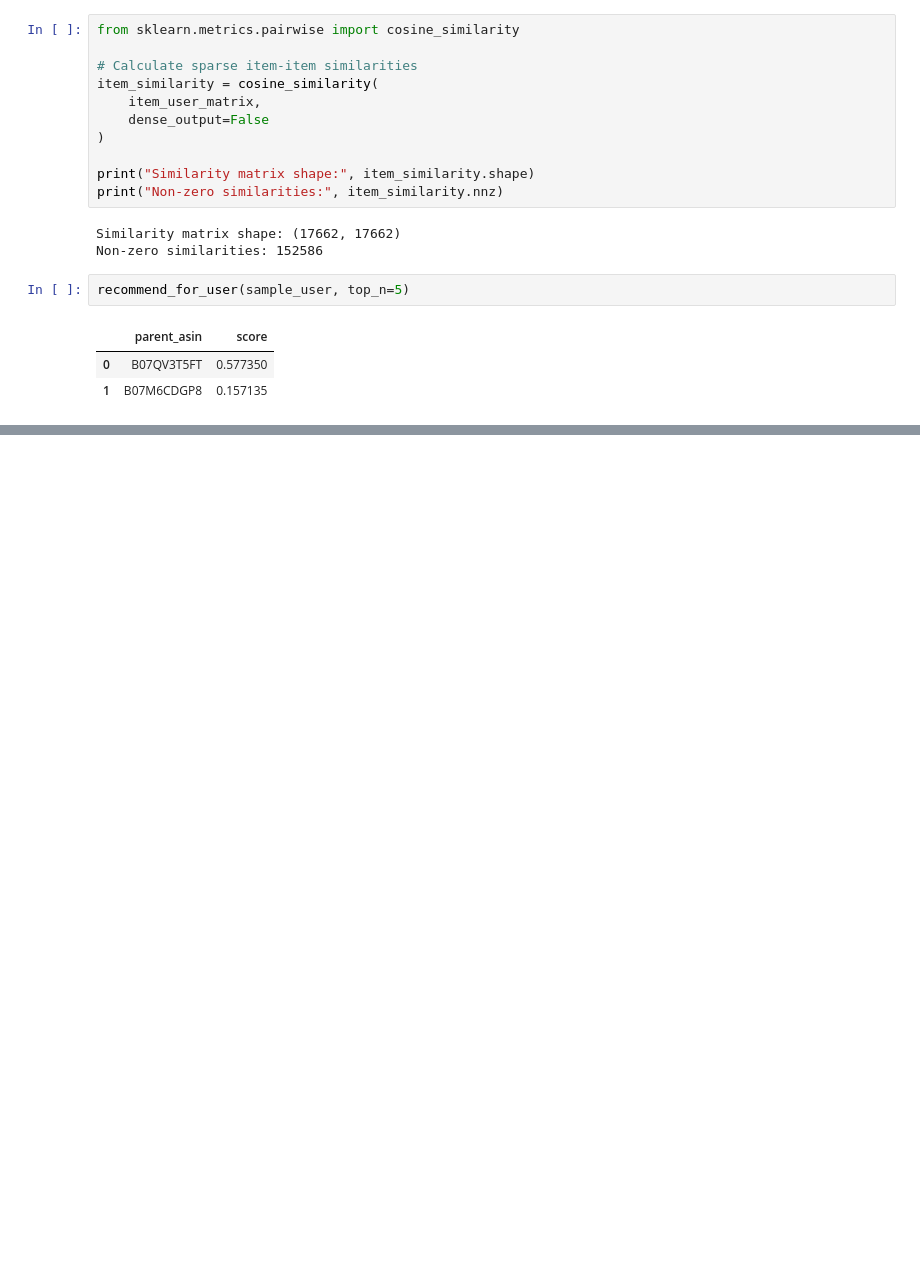
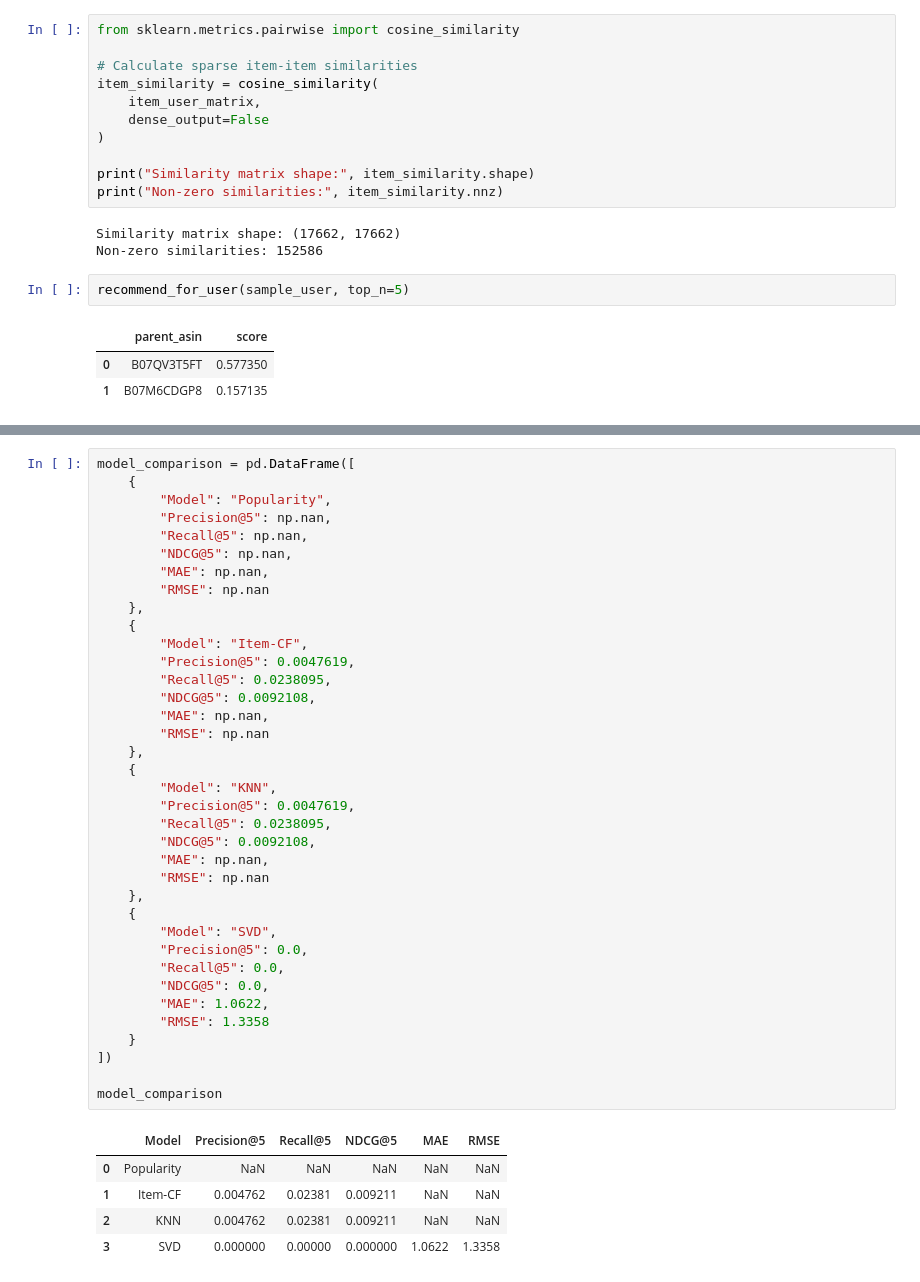
Before and after one commit to abhijith7775/e-commerce-recommendation_system, a Jupyter notebook: notebooks/01_data_exploration.ipynb, the cells around one changed output, grey strips where cells are left out. Drawn from its saved outputs; the diff is of its cells as text; blank space fills up the shorter version.

```diff
--- a/notebooks/01_data_exploration.ipynb
+++ b/notebooks/01_data_exploration.ipynb
@@ -876,0 +1776,43 @@ recommend_for_user(sample_user, top_n=5)
+# %%
+model_comparison = pd.DataFrame([
+    {
+        "Model": "Popularity",
+        "Precision@5": np.nan,
+        "Recall@5": np.nan,
+        "NDCG@5": np.nan,
+        "MAE": np.nan,
+        "RMSE": np.nan
+    },
+    {
+        "Model": "Item-CF",
+        "Precision@5": 0.0047619,
+        "Recall@5": 0.0238095,
+        "NDCG@5": 0.0092108,
+        "MAE": np.nan,
+        "RMSE": np.nan
+    },
+    {
+        "Model": "KNN",
+        "Precision@5": 0.0047619,
+        "Recall@5": 0.0238095,
+        "NDCG@5": 0.0092108,
+        "MAE": np.nan,
+        "RMSE": np.nan
+    },
+    {
+        "Model": "SVD",
+        "Precision@5": 0.0,
+        "Recall@5": 0.0,
+        "NDCG@5": 0.0,
+        "MAE": 1.0622,
+        "RMSE": 1.3358
+    }
+])
+
+model_comparison
+# %% [output]
+|  | Model | Precision@5 | Recall@5 | NDCG@5 | MAE | RMSE |
+| 0 | Popularity | NaN | NaN | NaN | NaN | NaN |
+| 1 | Item-CF | 0.004762 | 0.02381 | 0.009211 | NaN | NaN |
+| 2 | KNN | 0.004762 | 0.02381 | 0.009211 | NaN | NaN |
+| 3 | SVD | 0.000000 | 0.00000 | 0.000000 | 1.0622 | 1.3358 |
```
Also changed, not shown: parts of 80 cells of this notebook, 1 other file.
